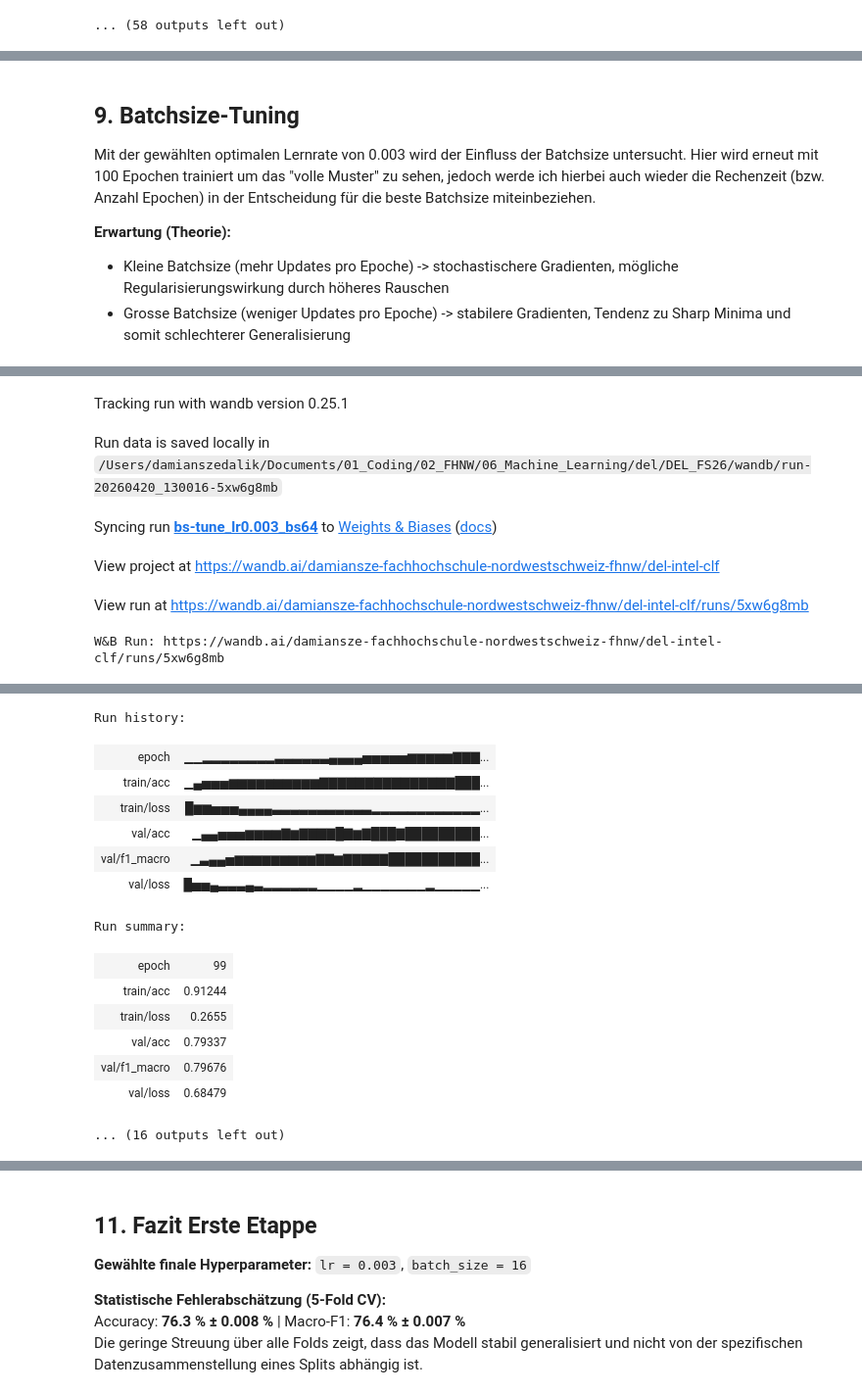
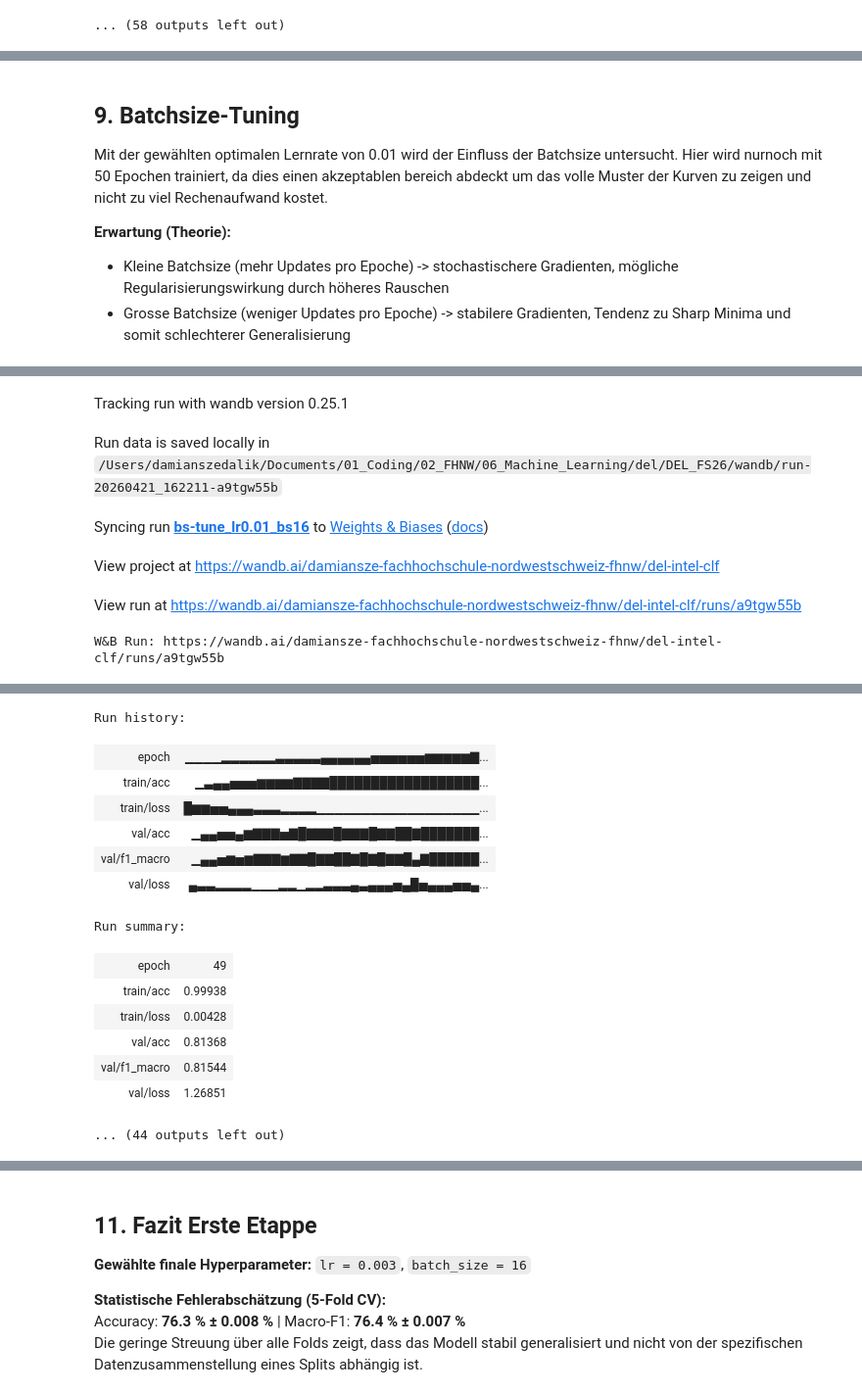
Before and after one commit to damiansze/DEL_FS26, a Jupyter notebook: DEL_MC.ipynb, the cells around one changed output, grey strips where cells are left out. Shown at 98% size. Cells and saved outputs as stored; diff of their text form; code cells hidden in the pictures.

```diff
--- a/DEL_MC.ipynb
+++ b/DEL_MC.ipynb
@@ -682,55 +683,54 @@ Der sinnvollste Bereich liegt im mittleren Bereich, insbesondere bei 0.001 oder
 # %% [markdown]
 ## 9. Batchsize-Tuning
 
-Mit der gewählten optimalen Lernrate von 0.003 wird der Einfluss der Batchsize untersucht. Hier wird erneut mit 100 Epochen trainiert um das "volle Muster" zu sehen, jedoch werde ich hierbei auch wieder die Rechenzeit (bzw. Anzahl Epochen) in der Entscheidung für die beste Batchsize miteinbeziehen.
+Mit der gewählten optimalen Lernrate von 0.01 wird der Einfluss der Batchsize untersucht. Hier wird nurnoch mit 50 Epochen trainiert, da dies einen akzeptablen bereich abdeckt um das volle Muster der Kurven zu zeigen und nicht zu viel Rechenaufwand kostet.
 
 **Erwartung (Theorie):**
 - Kleine Batchsize (mehr Updates pro Epoche) -> stochastischere Gradienten, mögliche Regularisierungswirkung durch höheres Rauschen
 - Grosse Batchsize (weniger Updates pro Epoche) -> stabilere Gradienten, Tendenz zu Sharp Minima und somit schlechterer Generalisierung
 # %%
-# batch_sizes = [16, 32, 64, 128]
-batch_sizes = [64, 128]
+batch_sizes = [16, 32, 64, 128]
 all_histories_bs = {}
 
 for bs in batch_sizes:
     config = {
-        "lr": 0.003,
+        "lr": 0.01,
         "batch_size": bs,
-        "num_epochs": 100,
+        "num_epochs": 50,
         "num_classes": 6,
         "conv_channels": [32, 64, 128],
         "fc_units": 256,
         "run_name": "bs-tune",
         "group": "etappe1",
         "final_eval": False
     }
     train_loader_bs, val_loader_bs, _, _ = get_split_dataloaders(train_ds, batch_size=bs, seed=SEED)
     history = train(config, train_loader_bs, val_loader_bs, device)
     all_histories_bs[f"bs={bs}"] = history
 # %% [output]
 [interactive output not drawn]
 Tracking run with wandb version 0.25.1
-Run data is saved locally in /Users/damianszedalik/Documents/01_Coding/02_FHNW/06_Machine_Learning/del/DEL_FS26/wandb/run-20260420_130016-5xw6g8mb
+Run data is saved locally in /Users/damianszedalik/Documents/01_Coding/02_FHNW/06_Machine_Learning/del/DEL_FS26/wandb/run-20260421_162211-a9tgw55b
-Syncing run bs-tune_lr0.003_bs64 to Weights & Biases (docs)
+Syncing run bs-tune_lr0.01_bs16 to Weights & Biases (docs)
 View project at https://wandb.ai/damiansze-fachhochschule-nordwestschweiz-fhnw/del-intel-clf
-View run at https://wandb.ai/damiansze-fachhochschule-nordwestschweiz-fhnw/del-intel-clf/runs/5xw6g8mb
+View run at https://wandb.ai/damiansze-fachhochschule-nordwestschweiz-fhnw/del-intel-clf/runs/a9tgw55b
-W&B Run: https://wandb.ai/damiansze-fachhochschule-nordwestschweiz-fhnw/del-intel-clf/runs/5xw6g8mb
+W&B Run: https://wandb.ai/damiansze-fachhochschule-nordwestschweiz-fhnw/del-intel-clf/runs/a9tgw55b
 [interactive output not drawn]
 Run history:
-| epoch | ▁▁▂▂▂▂▂▂▂▂▃▃▃▃▃▃▄▄▄▄▅▅▅▅▅▆▆▆▆▆▇▇▇... |
-| train/acc | ▁▄▅▅▅▆▆▆▆▆▆▆▆▆▆▇▇▇▇▇▇▇▇▇▇▇▇▇▇▇███... |
-| train/loss | █▆▆▅▅▅▄▄▄▄▃▃▃▃▃▃▃▃▃▃▃▂▂▂▂▂▂▂▂▂▂▂▂... |
-| val/acc | ▁▄▄▅▅▅▆▆▆▆▇▆▇▇▇▇█▇▆▇███▇█████████... |
-| val/f1_macro | ▁▃▄▄▅▆▆▆▆▆▆▆▆▆▇▇▆▇▇▇▇▇███████████... |
-| val/loss | █▅▅▄▃▃▃▄▃▂▂▂▂▂▂▁▁▁▁▂▁▁▁▁▁▁▁▂▁▁▁▁▁... |
+| epoch | ▁▁▁▁▂▂▂▂▂▂▃▃▃▃▃▄▄▄▄▄▄▅▅▅▅▅▅▆▆▆▆▆▇... |
+| train/acc | ▁▃▄▄▅▅▅▆▆▆▆▇▇▇▇██████████████████... |
+| train/loss | █▆▆▅▅▄▄▄▃▃▃▂▂▂▂▁▁▁▁▁▁▁▁▁▁▁▁▁▁▁▁▁▁... |
+| val/acc | ▁▄▄▅▅▄▆▇▇▇▅▇█▇▇▇█▇▇▇█▇▇██▇███████... |
+| val/f1_macro | ▁▄▄▅▆▅▆▇▇▇▆▇▇█▇▇██▇█▇█▇▇█▄▇██████... |
+| val/loss | ▄▃▃▂▂▂▂▁▁▁▂▂▁▂▂▃▃▃▄▃▄▄▄▅▄█▅▄▄▄▅▅▄... |
 Run summary:
-| epoch | 99 |
-| train/acc | 0.91244 |
-| train/loss | 0.2655 |
-| val/acc | 0.79337 |
-| val/f1_macro | 0.79676 |
-| val/loss | 0.68479 |
+| epoch | 49 |
+| train/acc | 0.99938 |
+| train/loss | 0.00428 |
+| val/acc | 0.81368 |
+| val/f1_macro | 0.81544 |
+| val/loss | 1.26851 |
-... (16 outputs left out)
+... (44 outputs left out)
 # %% [markdown]
 <iframe src="https://wandb.ai/damiansze-fachhochschule-nordwestschweiz-fhnw/del-intel-clf/reports/Batchsize-Tuning--VmlldzoxNjUxMTM5NQ" style="border:none;height:1024px;width:100%">
 # %% [markdown]
```
Also changed, not shown: parts of 8 cells of this notebook.
